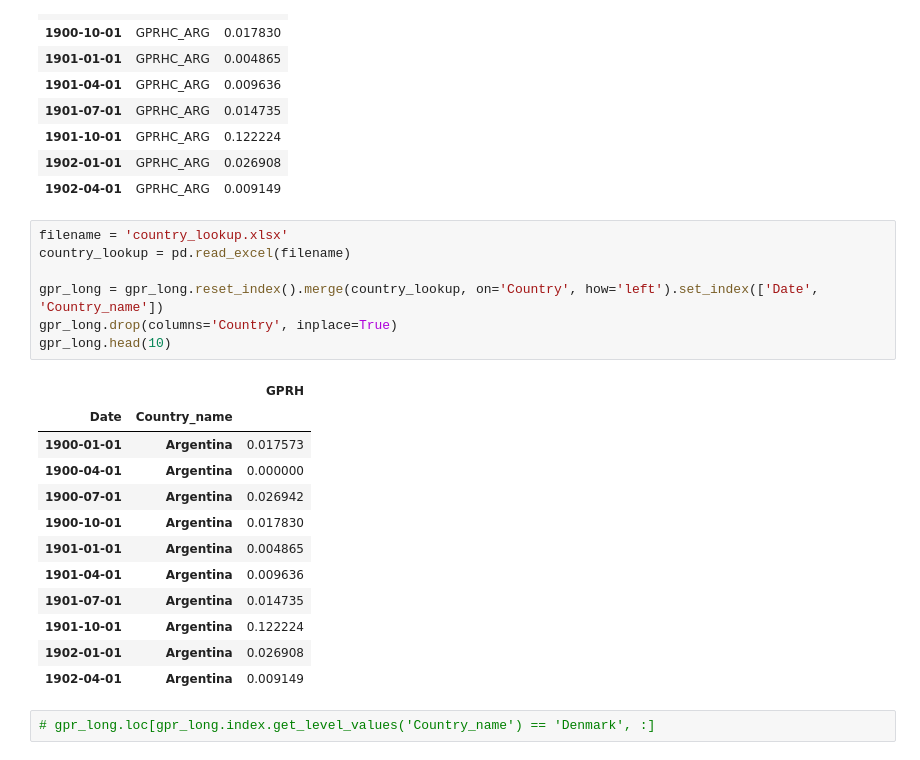
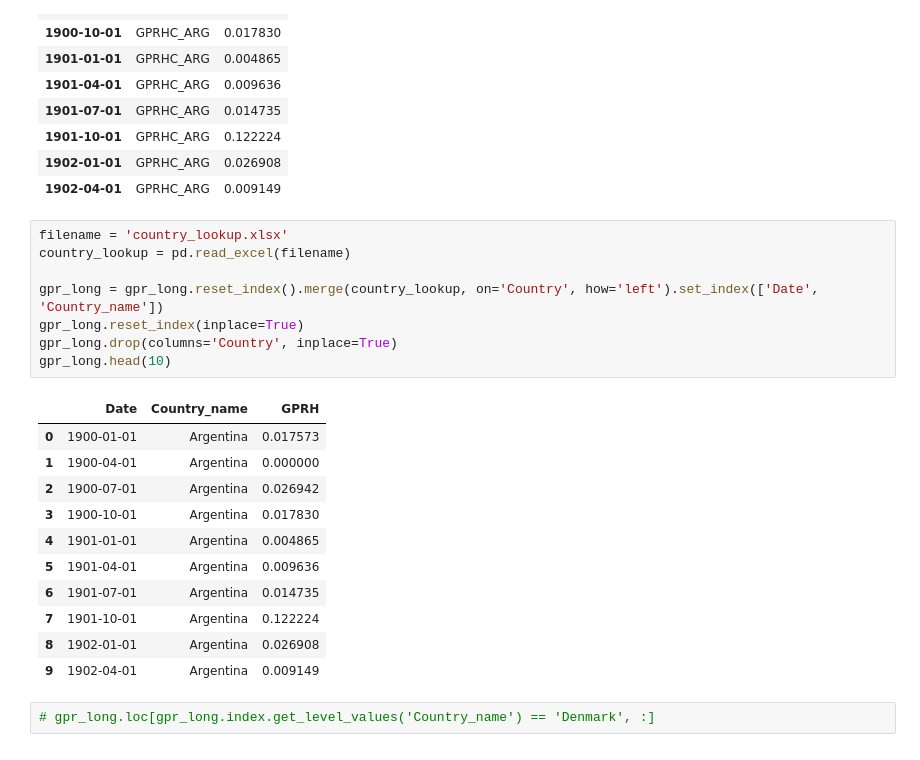
Before and after one commit to NumEconCopenhagen/projects-2024-mikkel-thomas, a Jupyter notebook: dataproject/dataproject.ipynb, the cells around one changed output. Cells and saved outputs as stored; diff of their text form.

```diff
--- a/dataproject/dataproject.ipynb
+++ b/dataproject/dataproject.ipynb
@@ -58,23 +58,23 @@ gpr_long.head(10)
 # %%
 filename = 'country_lookup.xlsx'
 country_lookup = pd.read_excel(filename)
 
 gpr_long = gpr_long.reset_index().merge(country_lookup, on='Country', how='left').set_index(['Date', 'Country_name'])
+gpr_long.reset_index(inplace=True)
 gpr_long.drop(columns='Country', inplace=True)
 gpr_long.head(10)
 # %% [output]
-|  |  | GPRH |
-| Date | Country_name |  |
-| 1900-01-01 | Argentina | 0.017573 |
-| 1900-04-01 | Argentina | 0.000000 |
-| 1900-07-01 | Argentina | 0.026942 |
-| 1900-10-01 | Argentina | 0.017830 |
-| 1901-01-01 | Argentina | 0.004865 |
-| 1901-04-01 | Argentina | 0.009636 |
-| 1901-07-01 | Argentina | 0.014735 |
-| 1901-10-01 | Argentina | 0.122224 |
-| 1902-01-01 | Argentina | 0.026908 |
-| 1902-04-01 | Argentina | 0.009149 |
+|  | Date | Country_name | GPRH |
+| 0 | 1900-01-01 | Argentina | 0.017573 |
+| 1 | 1900-04-01 | Argentina | 0.000000 |
+| 2 | 1900-07-01 | Argentina | 0.026942 |
+| 3 | 1900-10-01 | Argentina | 0.017830 |
+| 4 | 1901-01-01 | Argentina | 0.004865 |
+| 5 | 1901-04-01 | Argentina | 0.009636 |
+| 6 | 1901-07-01 | Argentina | 0.014735 |
+| 7 | 1901-10-01 | Argentina | 0.122224 |
+| 8 | 1902-01-01 | Argentina | 0.026908 |
+| 9 | 1902-04-01 | Argentina | 0.009149 |
 # %%
 # gpr_long.loc[gpr_long.index.get_level_values('Country_name') == 'Denmark', :]
 # %%
```
Also changed, not shown: parts of 16 cells of this notebook, 4 other files.
